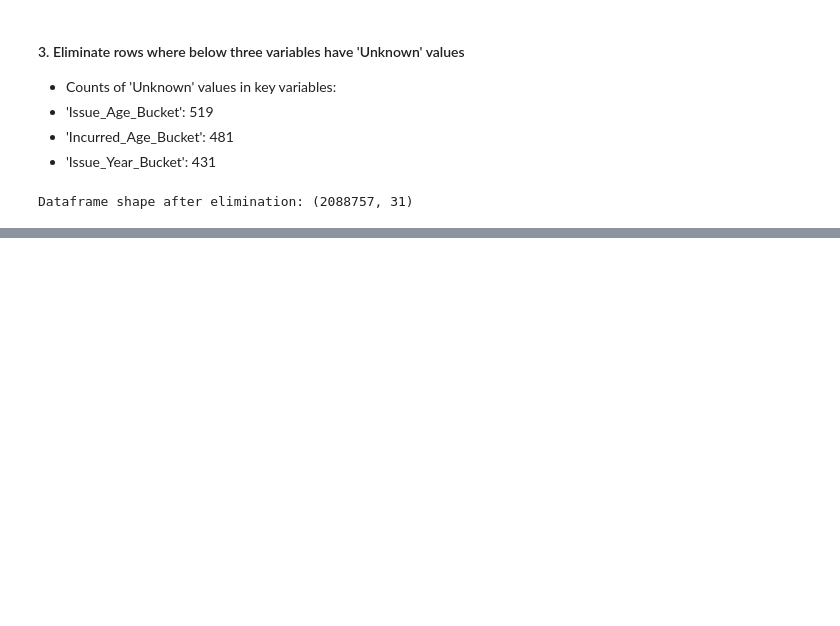
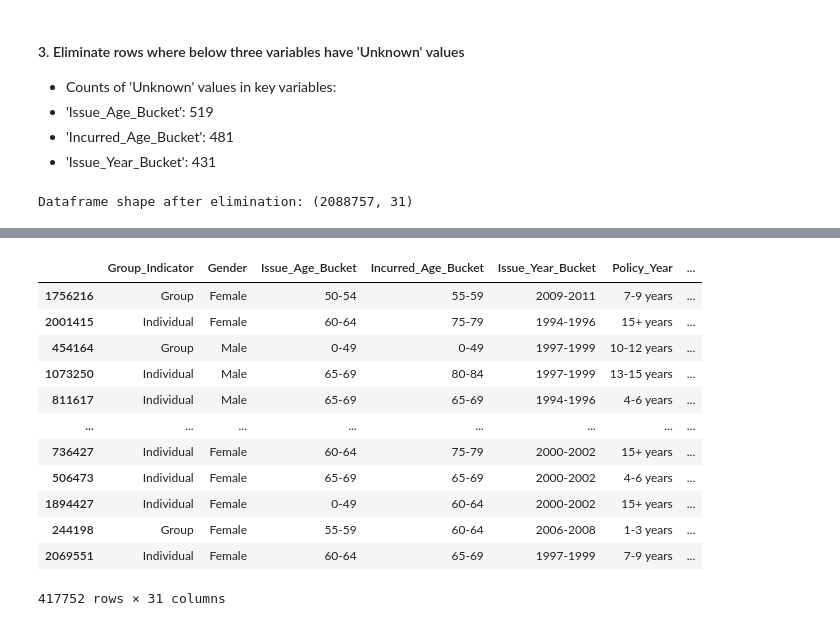
Before and after one commit to justinkao44/STA663_Project_1, a Jupyter notebook: Data_Cleaning_Process.ipynb, the cells around one changed output, grey strips where cells are left out. Drawn from its saved outputs; the diff is of its cells as text; code cells hidden in the pictures; blank space fills up the shorter version.

```diff
--- a/Data_Cleaning_Process.ipynb
+++ b/Data_Cleaning_Process.ipynb
@@ -198,3 +191,19 @@ validation_incidence_df
+# %%
+validation_filtered_incidence_df
+# %% [output]
+|  | Group_Indicator | Gender | Issue_Age_Bucket | Incurred_Age_Bucket | Issue_Year_Bucket | Policy_Year | ... |
+| 1756216 | Group | Female | 50-54 | 55-59 | 2009-2011 | 7-9 years | ... |
+| 2001415 | Individual | Female | 60-64 | 75-79 | 1994-1996 | 15+ years | ... |
+| 454164 | Group | Male | 0-49 | 0-49 | 1997-1999 | 10-12 years | ... |
+| 1073250 | Individual | Male | 65-69 | 80-84 | 1997-1999 | 13-15 years | ... |
+| 811617 | Individual | Male | 65-69 | 65-69 | 1994-1996 | 4-6 years | ... |
+| ... | ... | ... | ... | ... | ... | ... | ... |
+| 736427 | Individual | Female | 60-64 | 75-79 | 2000-2002 | 15+ years | ... |
+| 506473 | Individual | Female | 65-69 | 65-69 | 2000-2002 | 4-6 years | ... |
+| 1894427 | Individual | Female | 0-49 | 60-64 | 2000-2002 | 15+ years | ... |
+| 244198 | Group | Female | 55-59 | 60-64 | 2006-2008 | 1-3 years | ... |
+| 2069551 | Individual | Female | 60-64 | 65-69 | 1997-1999 | 7-9 years | ... |
+417752 rows × 31 columns
 # %%
 # Now we will split the 'incidence' DataFrame into training and validation sets
 
```
Also changed, not shown: parts of 17 cells of this notebook.
